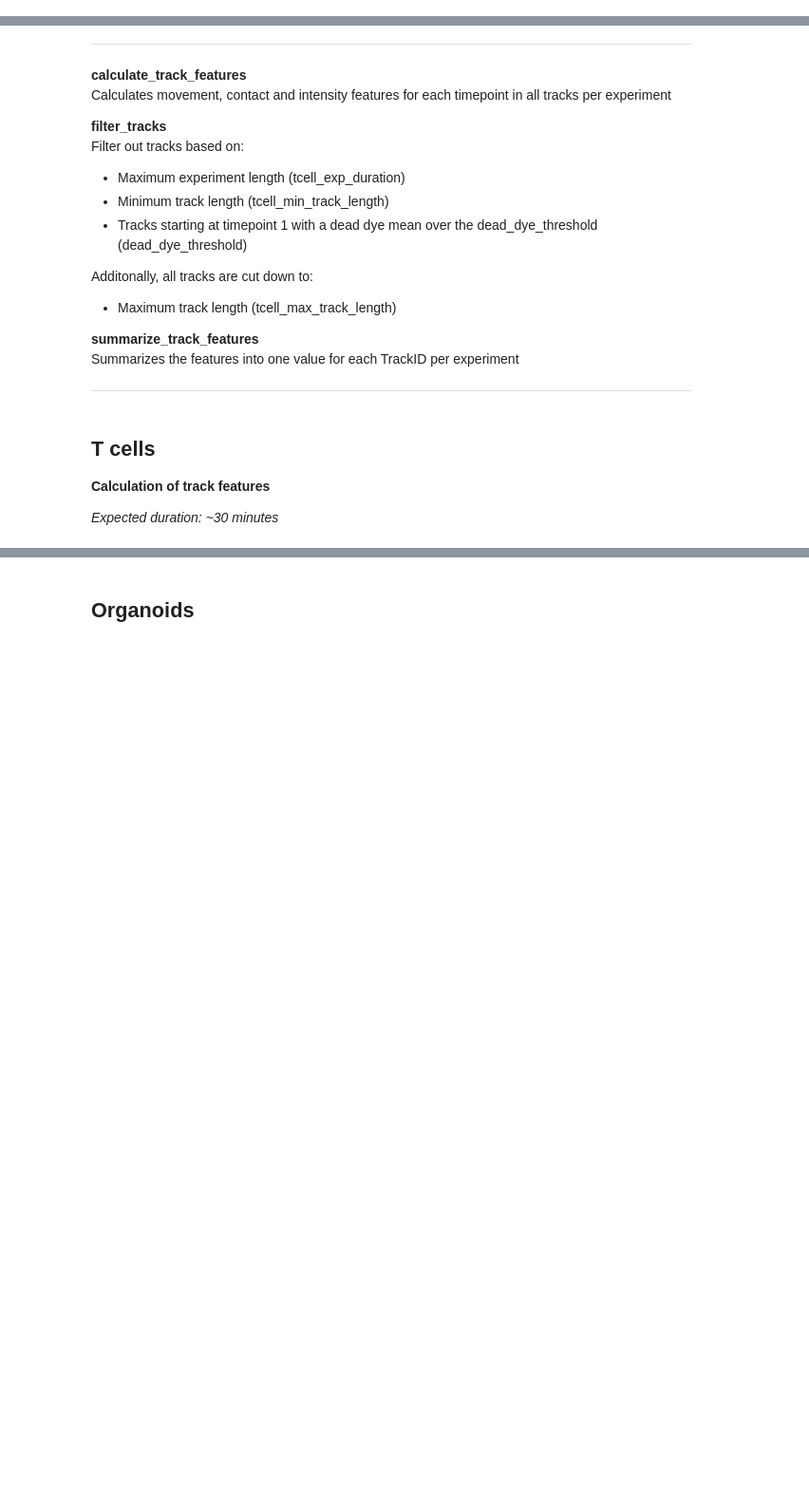
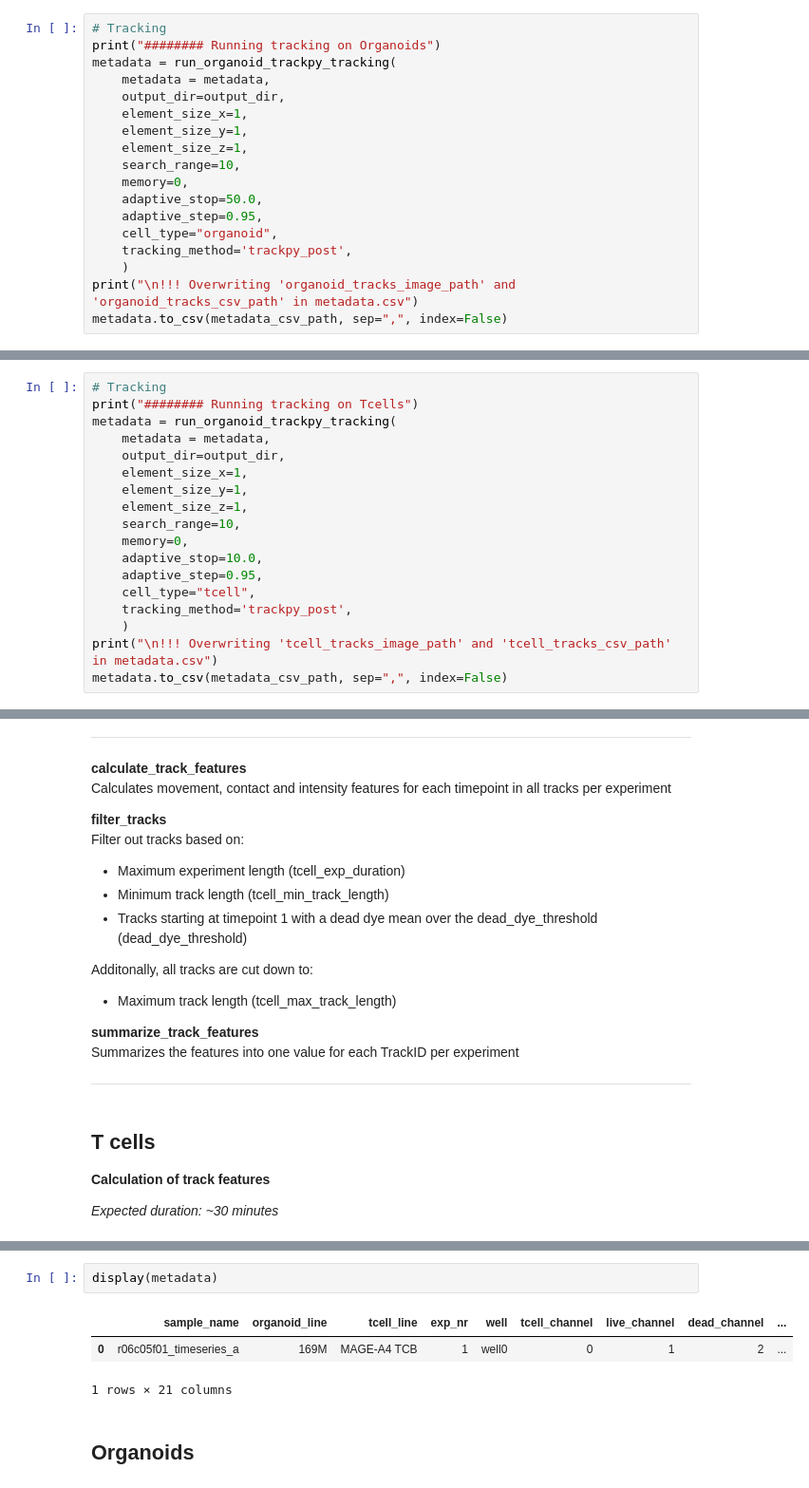
Before and after one commit to imAIgene-Dream3D/BEHAV3D, a Jupyter notebook: notebooks/run_behav3d_cellp.ipynb, the cells around one changed output, grey strips where cells are left out. Shown at 95% size. Cells and saved outputs as stored; diff of their text form; blank space fills up the shorter version.

Commit message:
Cellpose final implementation & organoid trackpy

```diff
--- a/notebooks/run_behav3d_cellp.ipynb
+++ b/notebooks/run_behav3d_cellp.ipynb
@@ -217,2 +215,20 @@ Launching Napari viewer...
 # %% [markdown]
 ### Track all T cells images & Organoid
+# %%
+# Tracking
+print("######## Running tracking on Organoids")
+metadata = run_organoid_trackpy_tracking(
+    metadata = metadata,
+    output_dir=output_dir,
+    element_size_x=1,
+    element_size_y=1,
+    element_size_z=1,
+    search_range=10,
+    memory=0,
+    adaptive_stop=50.0,
+    adaptive_step=0.95,
+    cell_type="organoid",
+    tracking_method='trackpy_post',
+    )
+print("\n!!! Overwriting 'organoid_tracks_image_path' and 'organoid_tracks_csv_path' in metadata.csv")
+metadata.to_csv(metadata_csv_path, sep=",", index=False)
@@ -218,0 +242,18 @@ Launching Napari viewer...
+# %%
+# Tracking
+print("######## Running tracking on Tcells")
+metadata = run_organoid_trackpy_tracking(
+    metadata = metadata,
+    output_dir=output_dir,
+    element_size_x=1,
+    element_size_y=1,
+    element_size_z=1,
+    search_range=10,
+    memory=0,
+    adaptive_stop=10.0,
+    adaptive_step=0.95,
+    cell_type="tcell",
+    tracking_method='trackpy_post',
+    )
+print("\n!!! Overwriting 'tcell_tracks_image_path' and 'tcell_tracks_csv_path' in metadata.csv")
+metadata.to_csv(metadata_csv_path, sep=",", index=False)
@@ -279,3 +344,9 @@ run_feature_extraction(
+# %%
+display(metadata)
+# %% [output]
+|  | sample_name | organoid_line | tcell_line | exp_nr | well | tcell_channel | live_channel | dead_channel | ... |
+| 0 | r06c05f01_timeseries_a | 169M | MAGE-A4 TCB | 1 | well0 | 0 | 1 | 2 | ... |
+1 rows × 21 columns
 # %% [markdown]
 ## Organoids
 # %%
```
Also changed, not shown: parts of 17 cells of this notebook, 3 other files.
